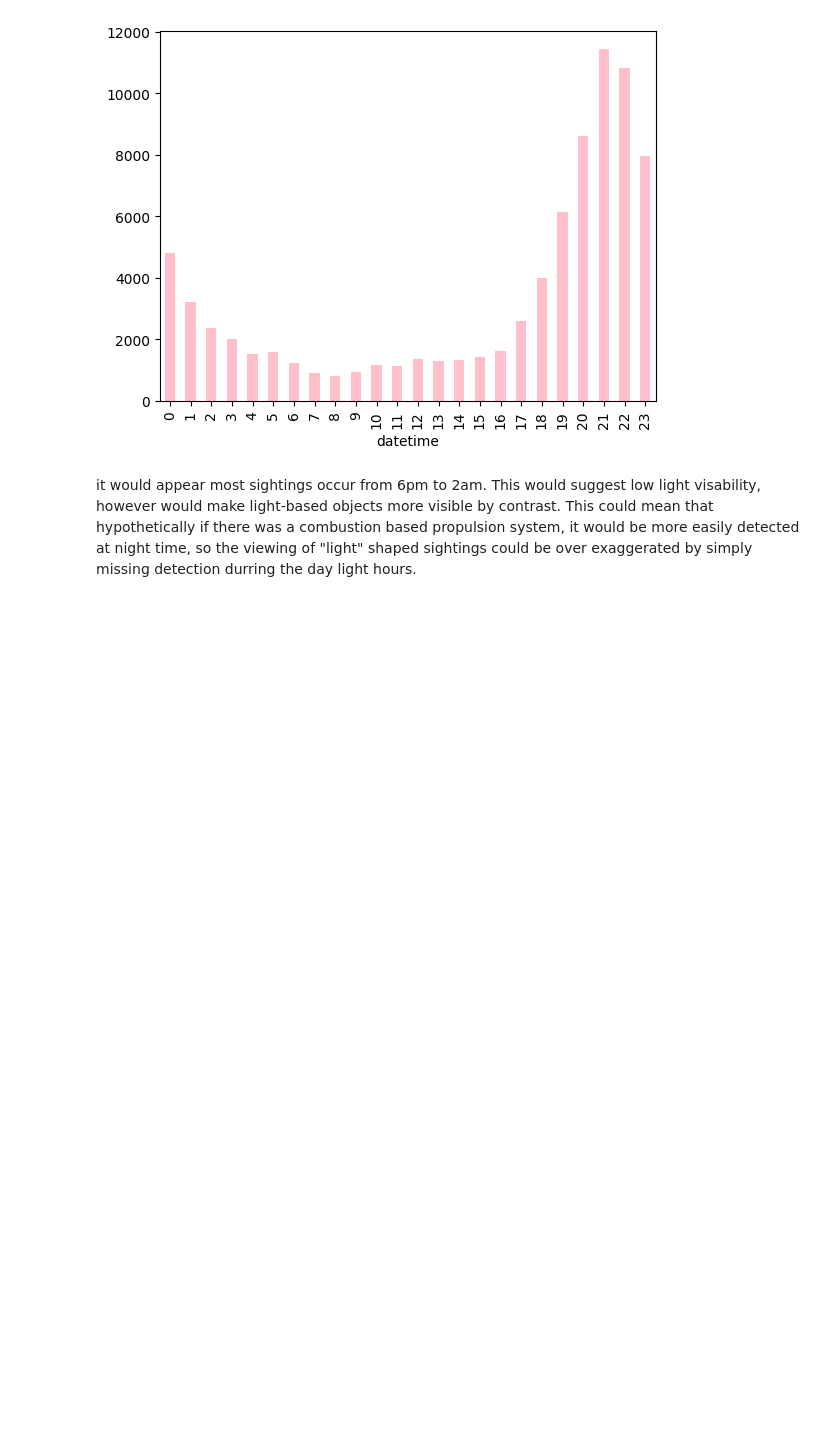
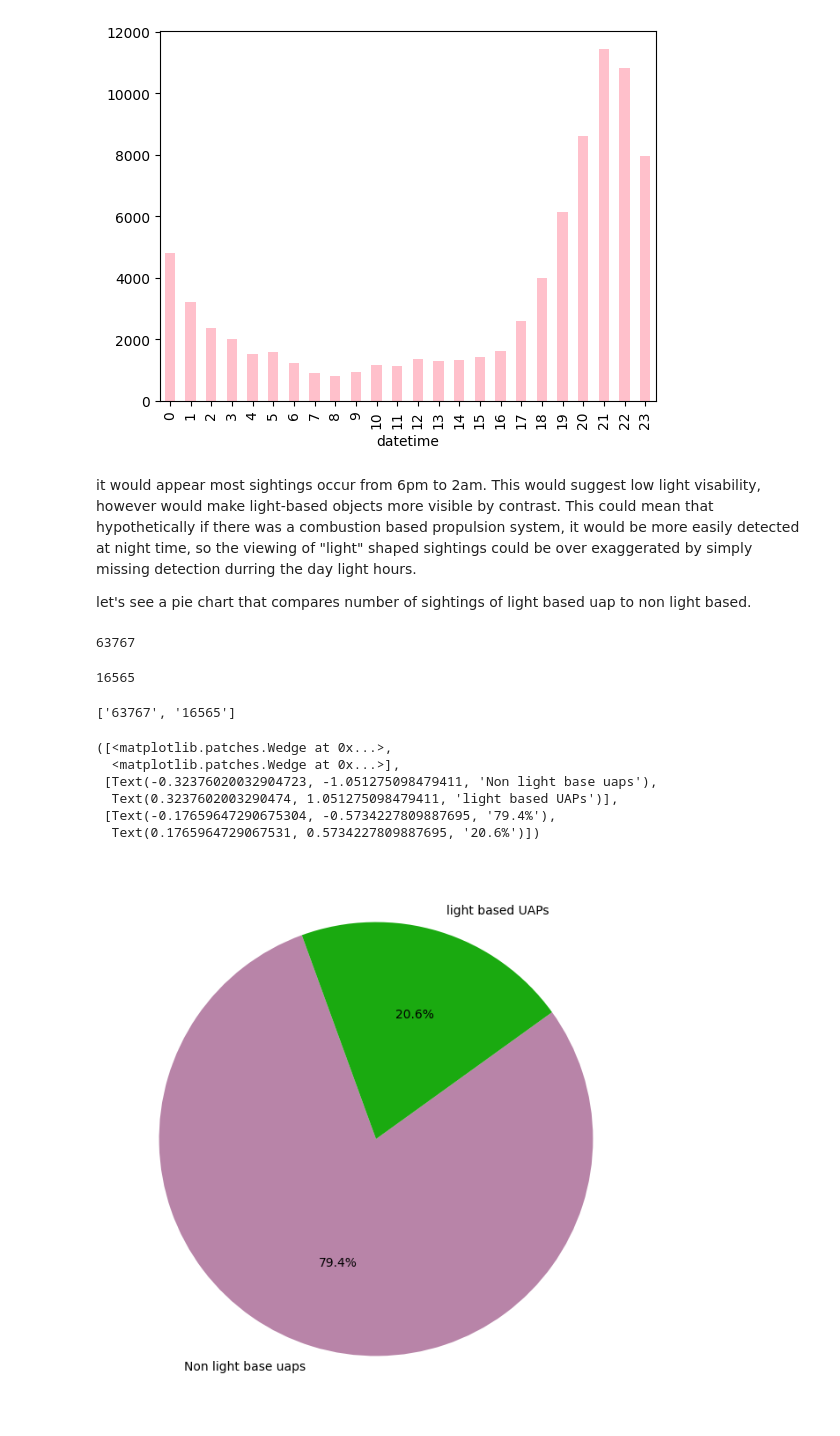
Before and after one commit to FischerLogan/statistical_analysis_of_aerial_phenomena, a Jupyter notebook: notebook/analyzing_sightings.ipynb, the cells around one changed output. Cells and saved outputs as stored; diff of their text form; code cells hidden in the pictures; blank space fills up the shorter version.

Commit message:
Made pie chart of light based vs non light based sightings

```diff
--- a/notebook/analyzing_sightings.ipynb
+++ b/notebook/analyzing_sightings.ipynb
@@ -179,3 +179,42 @@ hourly_counts.plot(kind='bar', color = "pink")
 [figure]
 # %% [markdown]
 it would appear most sightings occur from 6pm to 2am. This would suggest low light visability, however would make light-based objects more visible by contrast. This could mean that hypothetically if there was a combustion based propulsion system, it would be more easily detected at night time, so the viewing of "light" shaped sightings could be over exaggerated by simply missing detection durring the day light hours.
+
+let's see a pie chart that compares number of sightings of light based uap to non light based.
+# %%
+non_light = len(df[df['shape'] != 'light'])
+light_total = len(df[df['shape'] == 'light'])
+
+labels=['Non light base uaps', "light based UAPs"]
+
+counts = [f"{non_light}", f"{light_total}"]
+# %%
+non_light
+# %% [output]
+63767
+# %%
+light_total
+# %% [output]
+16565
+# %%
+counts
+# %% [output]
+['63767', '16565']
+# %%
+plt.figure(figsize=(8,8))
+
+#lets make a pie chart
+plt.pie(
+    counts,
+    labels=labels,
+    startangle=110,
+    colors=["#b884a8",'#1aaa10'],
+    autopct="%1.1f%%")
+# %% [output]
+([<matplotlib.patches.Wedge at 0x...>,
+  <matplotlib.patches.Wedge at 0x...>],
+ [Text(-0.32376020032904723, -1.051275098479411, 'Non light base uaps'),
+  Text(0.3237602003290474, 1.051275098479411, 'light based UAPs')],
+ [Text(-0.17659647290675304, -0.5734227809887695, '79.4%'),
+  Text(0.1765964729067531, 0.5734227809887695, '20.6%')])
+[figure, added]
```
Also changed, not shown: parts of 1 cell of this notebook.
